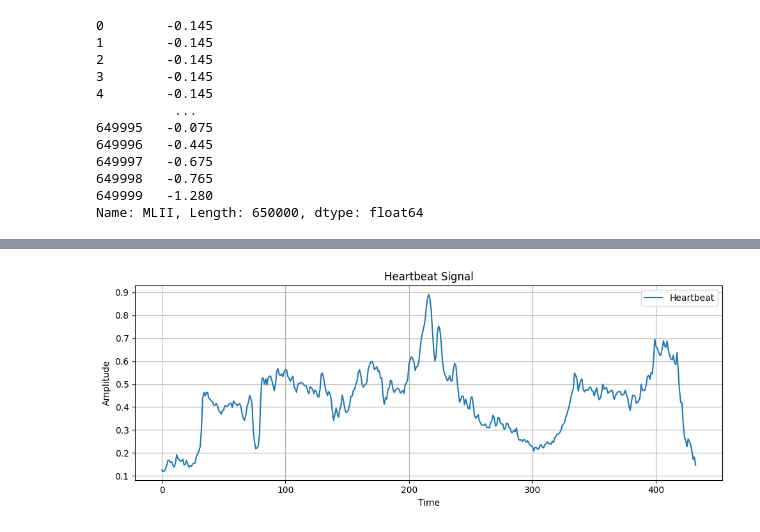
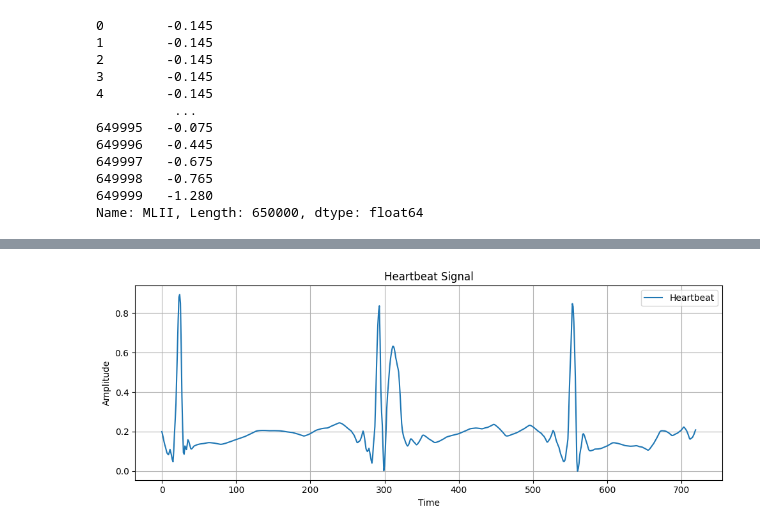
Before and after one commit to arthurdesma/Arrhythmia_Detection_and_Classification, a Jupyter notebook: real_data_test.ipynb, the cells around one changed output, grey strips where cells are left out. Cells and saved outputs as stored; diff of their text form; code cells hidden in the pictures.

```diff
--- a/real_data_test.ipynb
+++ b/real_data_test.ipynb
@@ -76,24 +49,22 @@ scaler = MinMaxScaler()
 df_patient = scaler.fit_transform(df_patient)
 df_patient = pd.DataFrame(df_patient)
 # %%
-# import pywt
+import pywt
 
-# def madev(d, axis=None):
-#     'Mean absolute deviation of a signal'
-#     return np.mean(np.absolute(d - np.mean(d, axis)), axis)
+def madev(d, axis=None):
+    'Mean absolute deviation of a signal'
+    return np.mean(np.absolute(d - np.mean(d, axis)), axis)
 
-# def wavelet_denoising(x, wavelet='sym4', level=1):
-#     coeff = pywt.wavedec(x, wavelet, mode="per")
-#     sigma = (1/0.6745) * madev(coeff[-level])
-#     uthresh = sigma * np.sqrt(2 * np.log(len(x)))
-#     coeff[1:] = (pywt.threshold(i, value=uthresh, mode='hard') for i in coeff[1:])
-#     return pywt.waverec(coeff, wavelet, mode='per')
+def wavelet_denoising(x, wavelet='sym4', level=1):
+    coeff = pywt.wavedec(x, wavelet, mode="per")
+    sigma = (1/0.6745) * madev(coeff[-level])
+    uthresh = sigma * np.sqrt(2 * np.log(len(x)))
+    coeff[1:] = [pywt.threshold(i, value=uthresh, mode='hard') for i in coeff[1:]]
+    return pywt.waverec(coeff, wavelet, mode='per')
 
 
-# df_patient = wavelet_denoising(df_patient, wavelet='sym4', level=2)
-# df_patient = pd.DataFrame(df_patient)
-
-# df_patient = df_patient.drop(columns=[df_patient.columns[0], df_patient.columns[-1]])
+df_patient = wavelet_denoising(df_patient, wavelet='sym4', level=2)
+df_patient = pd.DataFrame(df_patient)
 # %%
 df_patient
 # %% [output]
@@ -113,21 +84,21 @@ df_patient
 # %%
 import matplotlib.pyplot as plt
 import numpy as np
 
-heartbeat_values = df_patient.iloc[2268,]
+heartbeat_values = df_patient.iloc[897,]
 heartbeat_values
 # Creating a time axis for the 3600 points, assuming each point represents a unit of time
-time_axis = np.arange(0, 432)
+time_axis = np.arange(0, 720)
 
 # Plotting the heartbeat
 plt.figure(figsize=(10, 4))
 plt.plot(time_axis, heartbeat_values, label='Heartbeat')
 plt.xlabel('Time')
 plt.ylabel('Amplitude')
 plt.title('Heartbeat Signal')
 plt.legend()
 plt.grid(True)
 plt.tight_layout()
 plt.show()
 # %% [output]
-[figure, old version]
+[figure, new version]
```
Also changed, not shown: parts of 10 cells of this notebook, 7 other files.
